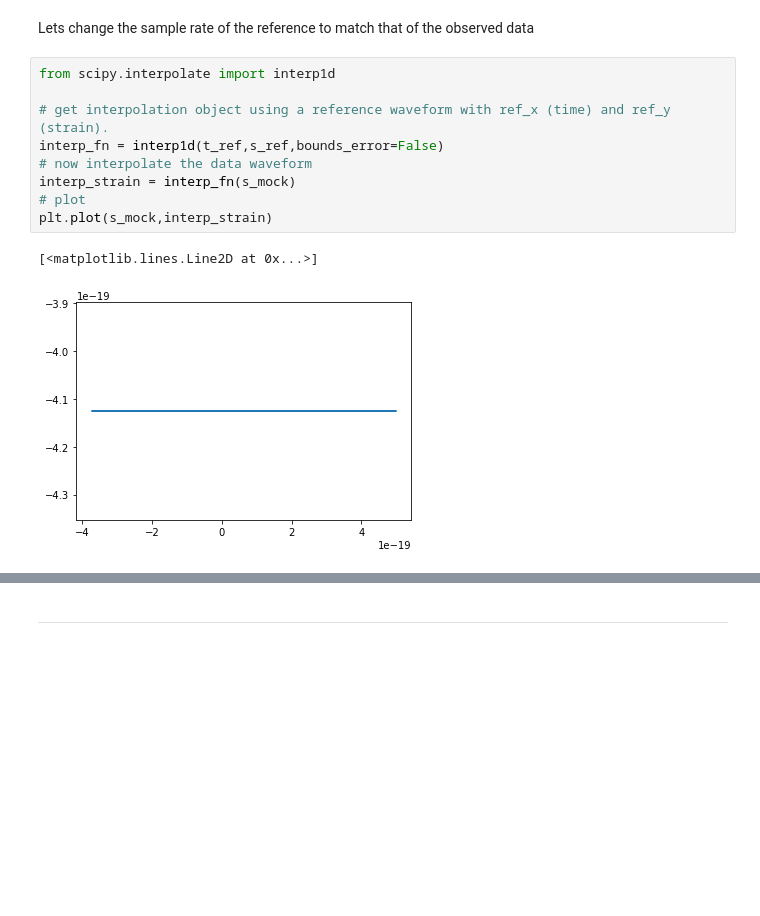
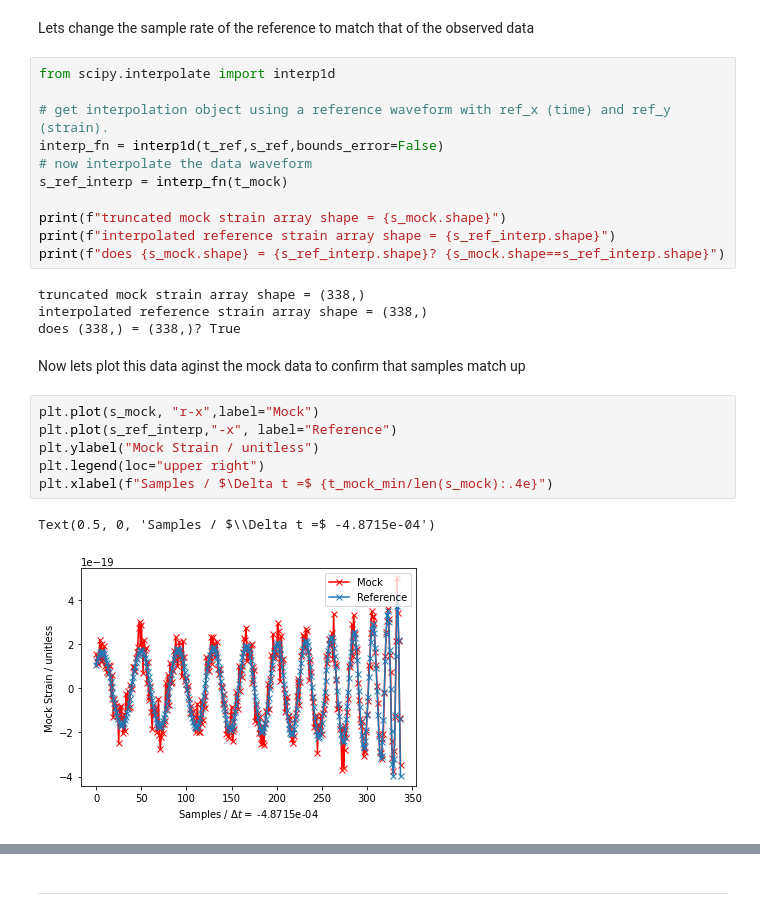
Before and after one commit to Clarke-Jools-36/DataAnalysis22, a Jupyter notebook: CA2_1903779.ipynb, the cells around one changed output, grey strips where cells are left out. Drawn from its saved outputs; the diff is of its cells as text; blank space fills up the shorter version.

```diff
--- a/CA2_1903779.ipynb
+++ b/CA2_1903779.ipynb
@@ -371,9 +371,23 @@ from scipy.interpolate import interp1d
 # get interpolation object using a reference waveform with ref_x (time) and ref_y (strain).
 interp_fn = interp1d(t_ref,s_ref,bounds_error=False)
 # now interpolate the data waveform
-interp_strain = interp_fn(s_mock)
-# plot
-plt.plot(s_mock,interp_strain)
+s_ref_interp = interp_fn(t_mock)
+
+print(f"truncated mock strain array shape = {s_mock.shape}")
+print(f"interpolated reference strain array shape = {s_ref_interp.shape}")
+print(f"does {s_mock.shape} = {s_ref_interp.shape}? {s_mock.shape==s_ref_interp.shape}")
 # %% [output]
-[<matplotlib.lines.Line2D at 0x...>]
+truncated mock strain array shape = (338,)
+interpolated reference strain array shape = (338,)
+does (338,) = (338,)? True
-[figure, removed]
+# %% [markdown]
+Now lets plot this data aginst the mock data to confirm that samples match up
+# %%
+plt.plot(s_mock, "r-x",label="Mock")
+plt.plot(s_ref_interp,"-x", label="Reference")
+plt.ylabel("Mock Strain / unitless")
+plt.legend(loc="upper right")
+plt.xlabel(f"Samples / $\Delta t =$ {t_mock_min/len(s_mock):.4e}")
+# %% [output]
+Text(0.5, 0, 'Samples / $\\Delta t =$ -4.8715e-04')
+[figure, added]
```
Also changed, not shown: parts of 36 cells of this notebook.
